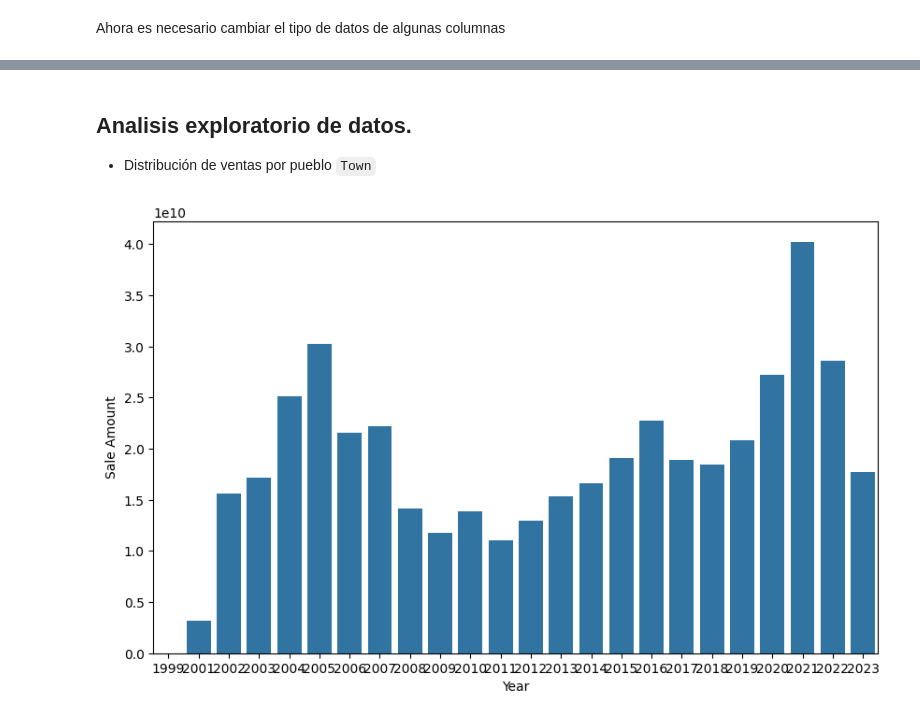
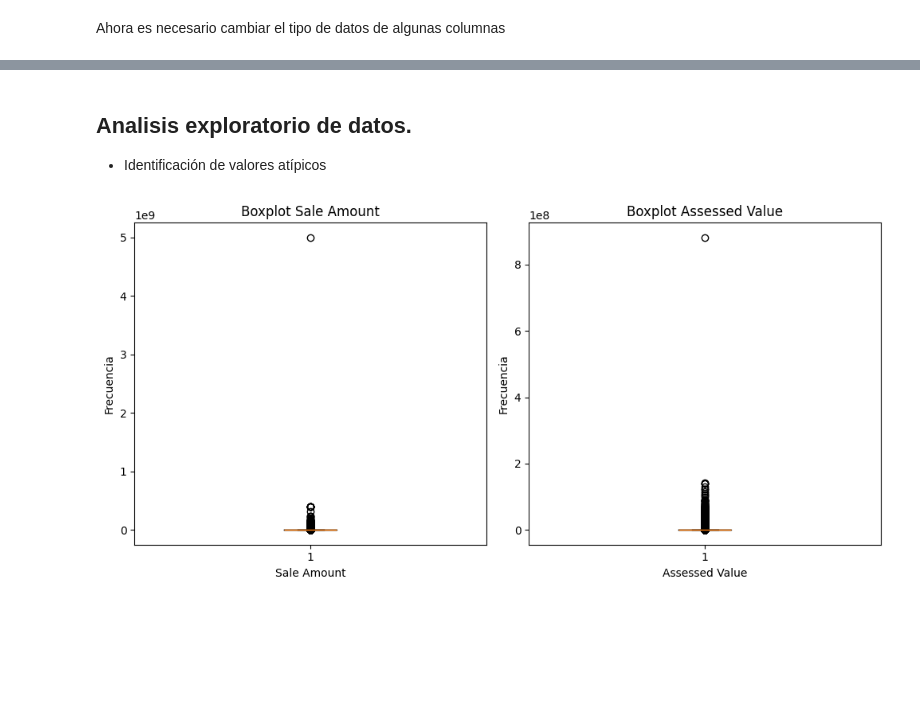
Before and after one commit to LordOnion88/MAD, a Jupyter notebook: Repasos/Análisis de tendencias de ventas.ipynb, the cells around one changed output, grey strips where cells are left out. Saved outputs shown, nothing was run; the diff lists cells and outputs as text; code cells hidden in the pictures; blank space fills up the shorter version.

```diff
--- a/Repasos/Análisis de tendencias de ventas.ipynb
+++ b/Repasos/Análisis de tendencias de ventas.ipynb
@@ -200,14 +217,21 @@ dataset_clean.head()
 # %% [markdown]
 ## Analisis exploratorio de datos.
 
-- Distribución de ventas por pueblo `Town`
+- Identificación de valores atípicos
-# %%
-from utils import *
-
-ventas_anio = dataset_clean.groupby('Year')['Sale Amount'].sum()
-
-plt.figure(figsize=(10,6))
-sns.barplot (x=ventas_anio.index,y = ventas_anio)
-plt.show()
-# %% [output]
-[figure, removed]
+# %%
+
+# Crear un gráfico de cajas y bigotes
+
+plt.figure(figsize=(15, 5))
+
+for i, col in enumerate(Columnas_n):
+    plt.subplot(1, 3, i + 1)  # 1 fila, 3 columnas
+    plt.boxplot(dataset_clean[col])
+    plt.title(f'Boxplot {col}')
+    plt.xlabel(col)
+    plt.ylabel('Frecuencia')
+
+plt.tight_layout()  # Ajustar el espaciado entre subgráficas
+plt.show()
+# %% [output]
+[figure, added]
```
Also changed, not shown: parts of 13 cells of this notebook, 2 other files.
